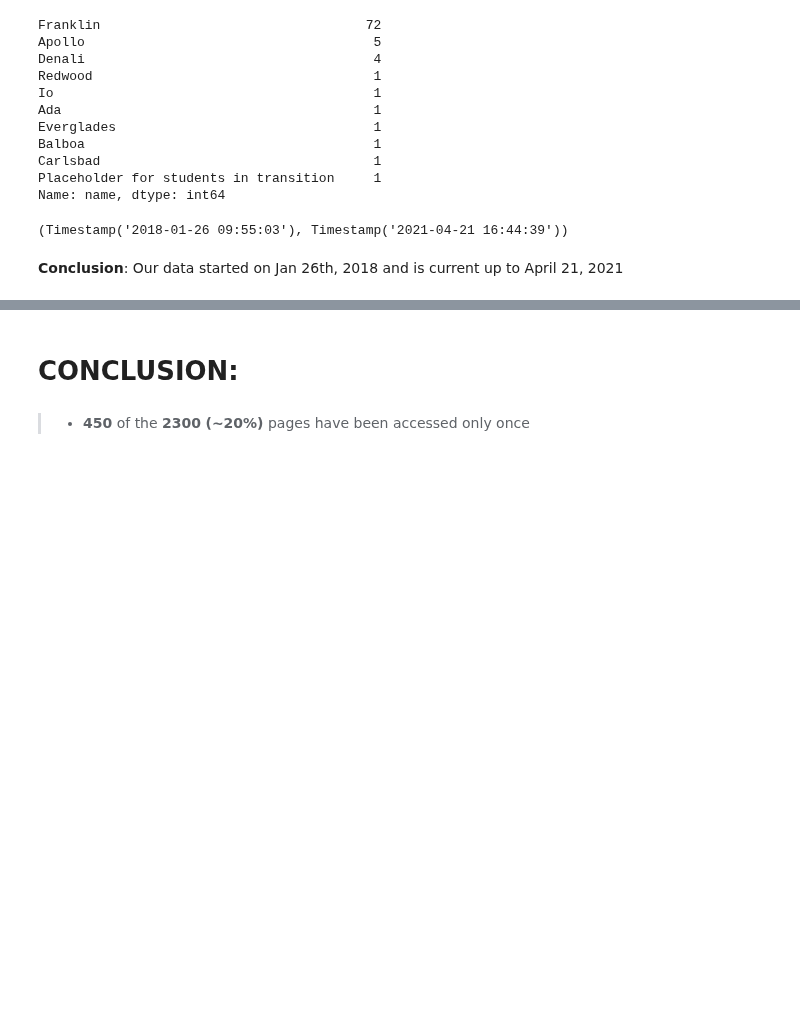
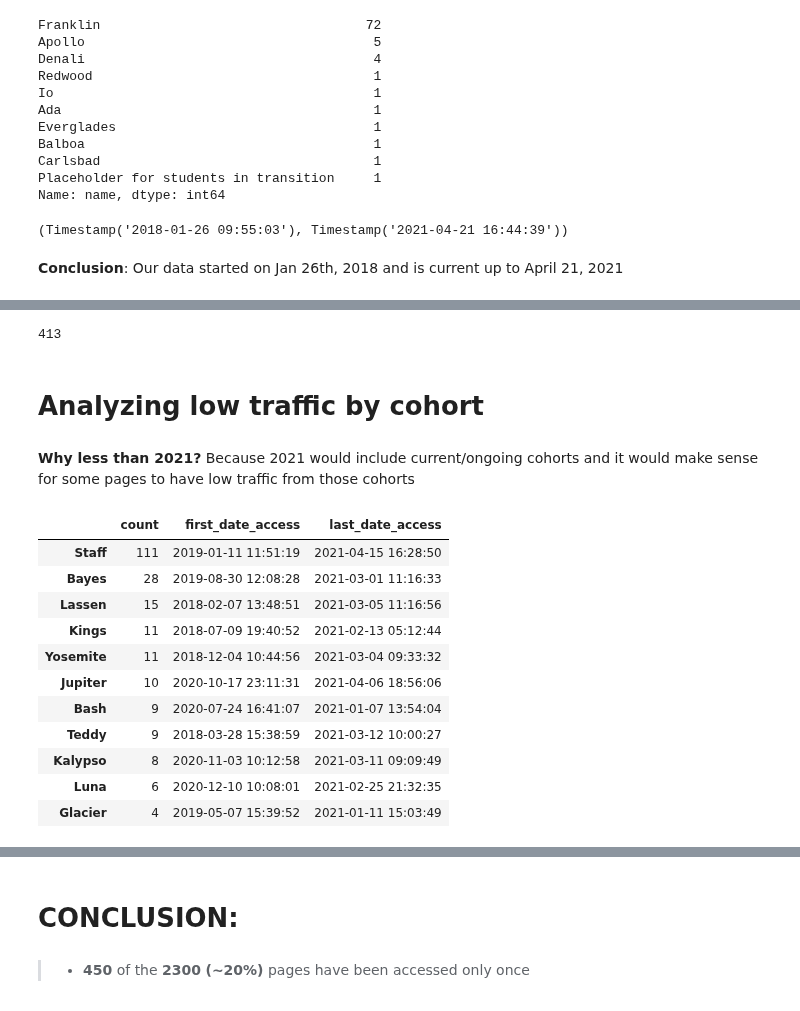
Before and after one commit to AACKV/anomaly_detection_project, a Jupyter notebook: Kyles_notebook.ipynb, the cells around one changed output, grey strips where cells are left out. Drawn from its saved outputs; the diff is of its cells as text; code cells hidden in the pictures; blank space fills up the shorter version.

```diff
--- a/Kyles_notebook.ipynb
+++ b/Kyles_notebook.ipynb
@@ -203,0 +281,26 @@ df.date.min(), df.date.max()
+# %%
+sub.date.dt.year[sub.program_id == 1].value_counts().sum() + sub.date.dt.year[sub.program_id == 2].value_counts().sum() + sub.date.dt.year[sub.program_id == 3].value_counts().sum()
+# %% [output]
+413
+# %% [markdown]
+# Analyzing low traffic by cohort
+# %% [markdown]
+**Why less than 2021?** Because 2021 would include current/ongoing cohorts and it would make sense for some pages to have low traffic from those cohorts
+# %%
+cohort_sub = sub.name.value_counts(dropna=False).to_frame()
+cohort_sub['first_date_access'] = sub.groupby('name').date.min()
+cohort_sub['last_date_access'] = sub.groupby('name').date.max()
+cohort_sub[(cohort_sub.first_date_access.dt.year < 2021) & (cohort_sub.last_date_access.dt.year >= 2021)].rename(columns={'name':'count'})
+# %% [output]
+|  | count | first_date_access | last_date_access |
+| Staff | 111 | 2019-01-11 11:51:19 | 2021-04-15 16:28:50 |
+| Bayes | 28 | 2019-08-30 12:08:28 | 2021-03-01 11:16:33 |
+| Lassen | 15 | 2018-02-07 13:48:51 | 2021-03-05 11:16:56 |
+| Kings | 11 | 2018-07-09 19:40:52 | 2021-02-13 05:12:44 |
+| Yosemite | 11 | 2018-12-04 10:44:56 | 2021-03-04 09:33:32 |
+| Jupiter | 10 | 2020-10-17 23:11:31 | 2021-04-06 18:56:06 |
+| Bash | 9 | 2020-07-24 16:41:07 | 2021-01-07 13:54:04 |
+| Teddy | 9 | 2018-03-28 15:38:59 | 2021-03-12 10:00:27 |
+| Kalypso | 8 | 2020-11-03 10:12:58 | 2021-03-11 09:09:49 |
+| Luna | 6 | 2020-12-10 10:08:01 | 2021-02-25 21:32:35 |
+| Glacier | 4 | 2019-05-07 15:39:52 | 2021-01-11 15:03:49 |
```
Also changed, not shown: parts of 39 cells of this notebook.
